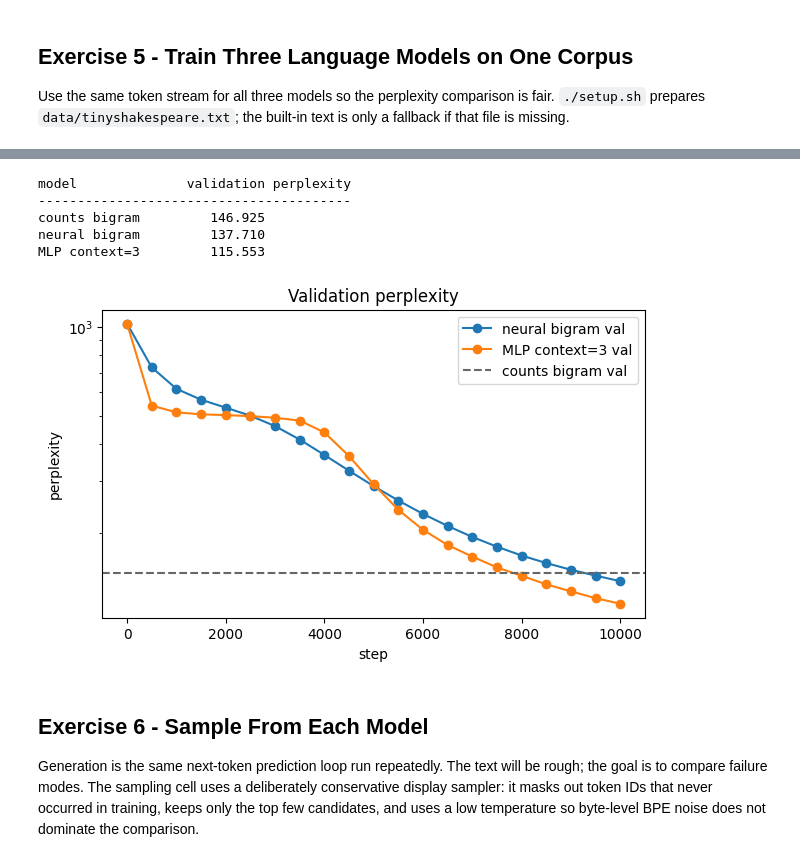
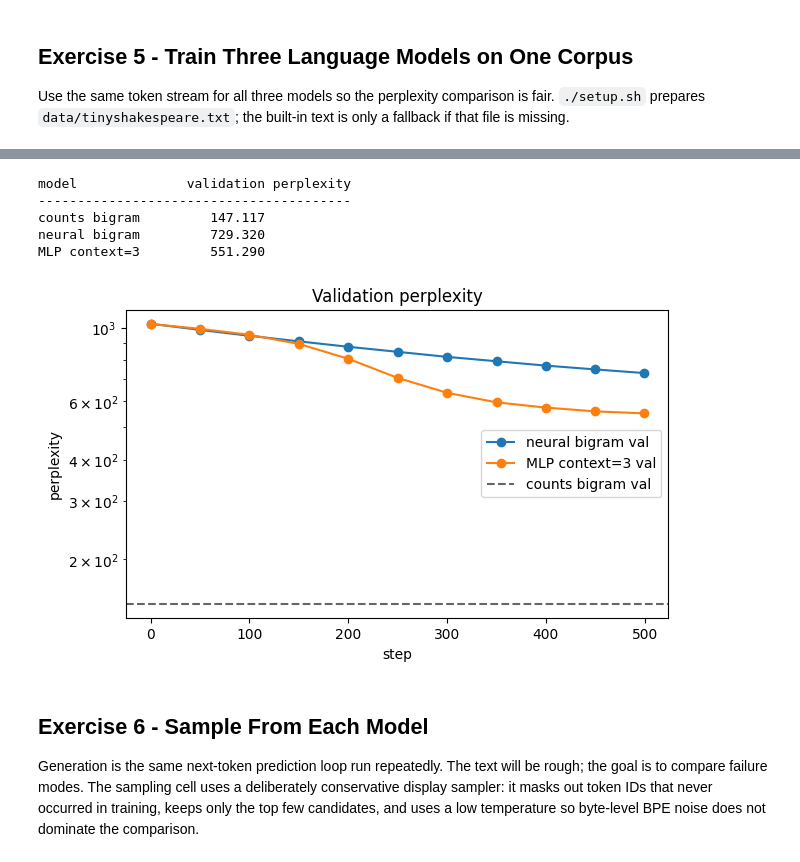
Before and after one commit to Mister-Meeseeks/g2c, a Jupyter notebook: notebooks/solutions/06-language-models.ipynb, the cells around one changed output, grey strips where cells are left out. Drawn from its saved outputs; the diff is of its cells as text; code cells hidden in the pictures.

```diff
--- a/notebooks/solutions/06-language-models.ipynb
+++ b/notebooks/solutions/06-language-models.ipynb
@@ -27,3 +34,5 @@ from g2c.tokenizer import BPETokenizer
 
 _ = torch.manual_seed(0)
 repo_root = Path(g2c.__file__).resolve().parents[1]
+experiment_device = "auto"
+print("MPS available:", torch.backends.mps.is_available())
@@ -271,7 +282,7 @@ def load_language_modeling_text() -> str:
 
 text = load_language_modeling_text()
 tokenizer = BPETokenizer()
-target_vocab_size = 1024
+target_vocab_size = 1025
 tokenizer.train(text, vocab_size=target_vocab_size)
 ids = torch.tensor(tokenizer.encode(text), dtype=torch.long)
 vocab_size = len(tokenizer.vocab)
@@ -306,72 +306,74 @@ val tokens: 44373
 # %%
-num_steps = 10000
-log_every = 500
+num_steps = 500
+log_every = 50
 
 counts_model = CountsBigramLM(vocab_size=vocab_size, smoothing=1.0)
 counts_model.fit(train_ids)
 counts_ppl = perplexity(counts_model, val_ids)
 
-neural_model = NeuralBigramLM(vocab_size=vocab_size, embedding_dim=128)
+neural_model = NeuralBigramLM(vocab_size=vocab_size, embedding_dim=32)
 neural_history = train_lm(
     neural_model,
     train_ids,
     val_ids=val_ids,
-    batch_size=256,
+    batch_size=64,
     num_steps=num_steps,
     lr=0.4,
     log_every=log_every,
+    device=experiment_device,
     generator=torch.Generator().manual_seed(1),
 )
 
 mlp_model = MLPLanguageModel(
     vocab_size=vocab_size,
     context_length=3,
-    embedding_dim=128,
-    hidden_dim=512,
+    embedding_dim=32,
+    hidden_dim=64,
 )
 mlp_history = train_lm(
     mlp_model,
     train_ids,
     val_ids=val_ids,
-    batch_size=256,
+    batch_size=64,
     num_steps=num_steps,
-    lr=0.2,
+    lr=0.25,
     log_every=log_every,
+    device=experiment_device,
     generator=torch.Generator().manual_seed(2),
 )
 
 results = [
     ("counts bigram", counts_ppl),
     ("neural bigram", neural_history["val_perplexities"][-1]),
     ("MLP context=3", mlp_history["val_perplexities"][-1]),
 ]
 
 print("model              validation perplexity")
 print("-" * 40)
 for name, ppl in results:
     print(f"{name:18s} {ppl:10.3f}")
 
 train_steps = list(range(0, num_steps, log_every))
 if train_steps[-1] != num_steps - 1:
     train_steps.append(num_steps - 1)
 
 plt.figure(figsize=(7, 4))
 plt.plot(train_steps, neural_history["val_perplexities"], marker="o", label="neural bigram val")
 plt.plot(train_steps, mlp_history["val_perplexities"], marker="o", label="MLP context=3 val")
 plt.axhline(counts_ppl, color="0.4", linestyle="--", label="counts bigram val")
 plt.yscale("log")
 plt.title("Validation perplexity")
 plt.xlabel("step")
 plt.ylabel("perplexity")
 plt.legend()
 plt.show()
 # %% [output]
 model              validation perplexity
 ----------------------------------------
-counts bigram         146.925
-neural bigram         137.710
-MLP context=3         115.553
+counts bigram         147.117
+neural bigram         729.320
+MLP context=3         551.290
-[figure, old version]
+[figure, new version]
 # %% [markdown]
 ## Exercise 6 - Sample From Each Model
 
```
Also changed, not shown: parts of 12 cells of this notebook, 9 other files.
